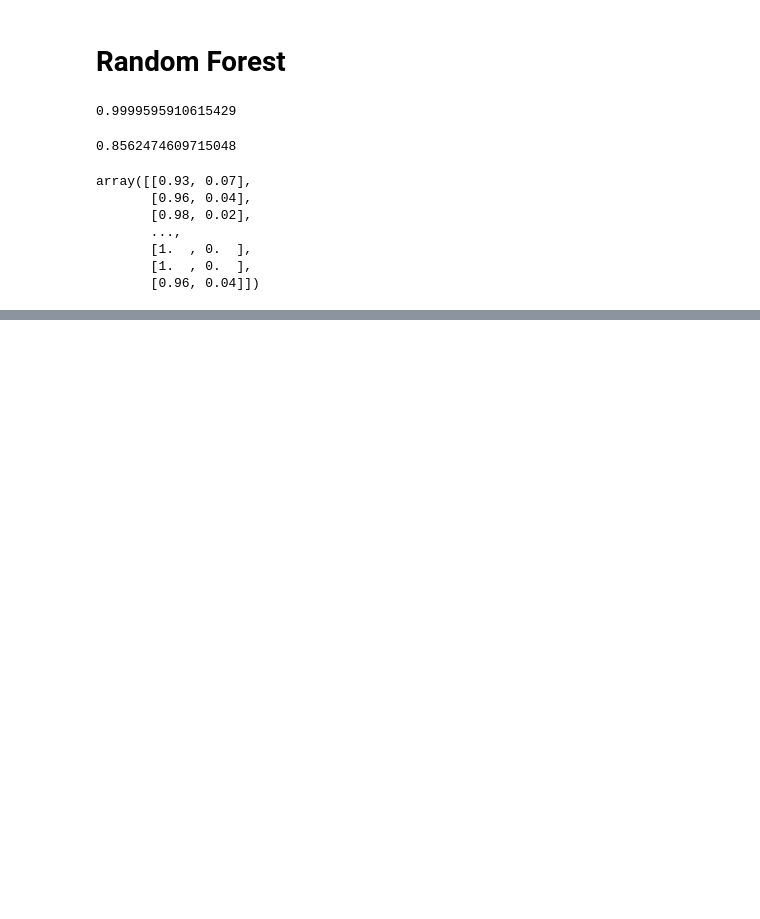
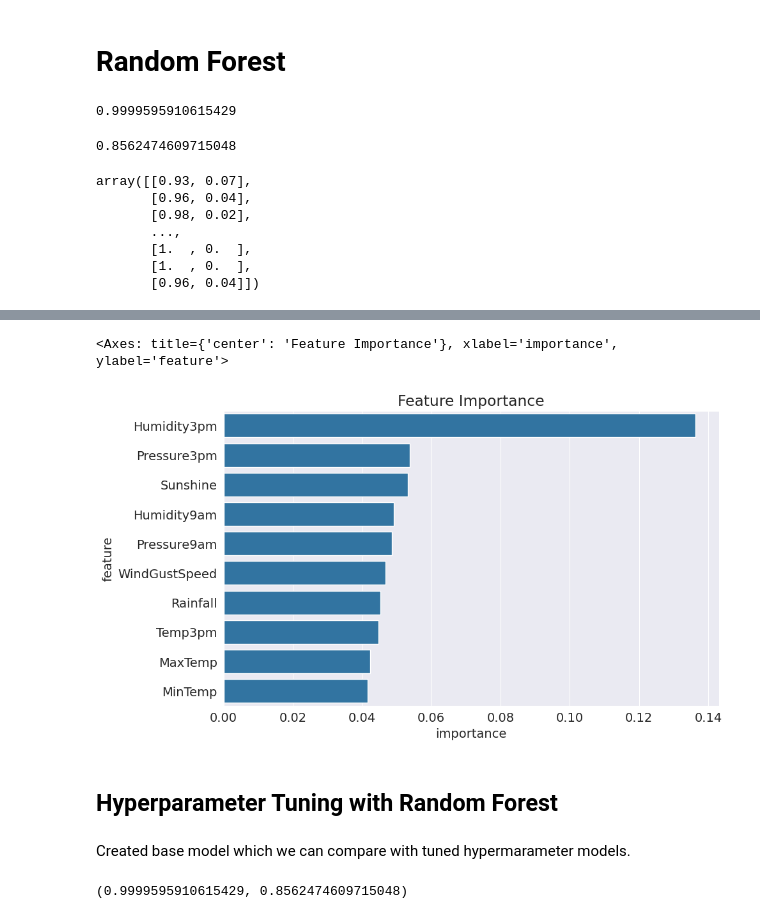
Before and after one commit to JohnUfo/python-and-scikit-tutorial, a Jupyter notebook: rain_prediction_logistic_regression.ipynb, the cells around one changed output, grey strips where cells are left out. Saved outputs shown, nothing was run; the diff lists cells and outputs as text; code cells hidden in the pictures; blank space fills up the shorter version.

```diff
--- a/rain_prediction_logistic_regression.ipynb
+++ b/rain_prediction_logistic_regression.ipynb
@@ -450,0 +475,5 @@ array([[0.93, 0.07],
+# %%
+importance_df = pd.DataFrame({
+    'feature' : X_train.columns,
+    'importance' : model.feature_importances_
+}).sort_values('importance', ascending=False)
@@ -450,0 +494,10 @@ array([[0.93, 0.07],
+# %%
+plt.title('Feature Importance')
+sns.barplot(data=importance_df.head(10), x='importance', y='feature')
+# %% [output]
+<Axes: title={'center': 'Feature Importance'}, xlabel='importance', ylabel='feature'>
+[figure, added]
+# %% [markdown]
+## Hyperparameter Tuning with Random Forest
+# %% [markdown]
+Created base model which we can compare  with tuned hypermarameter models.
@@ -450,0 +509,5 @@ array([[0.93, 0.07],
+# %%
+base_accs = base_train_acc, base_val_acc
+base_accs
+# %% [output]
+(0.9999595910615429, 0.8562474609715048)
```
Also changed, not shown: parts of 9 cells of this notebook.
